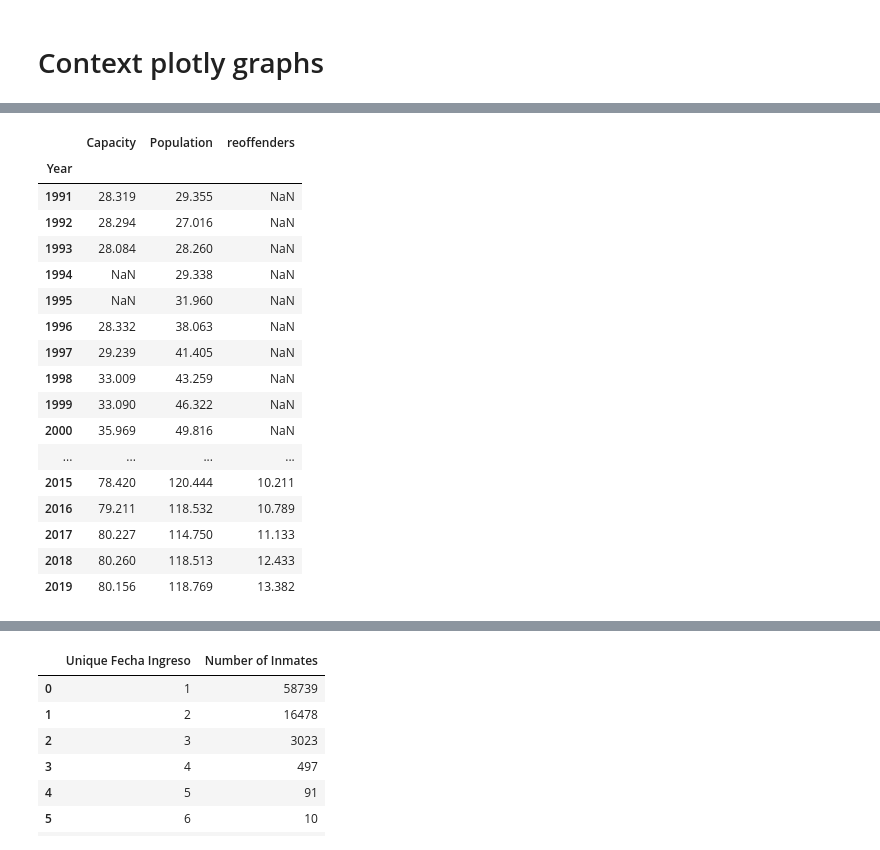
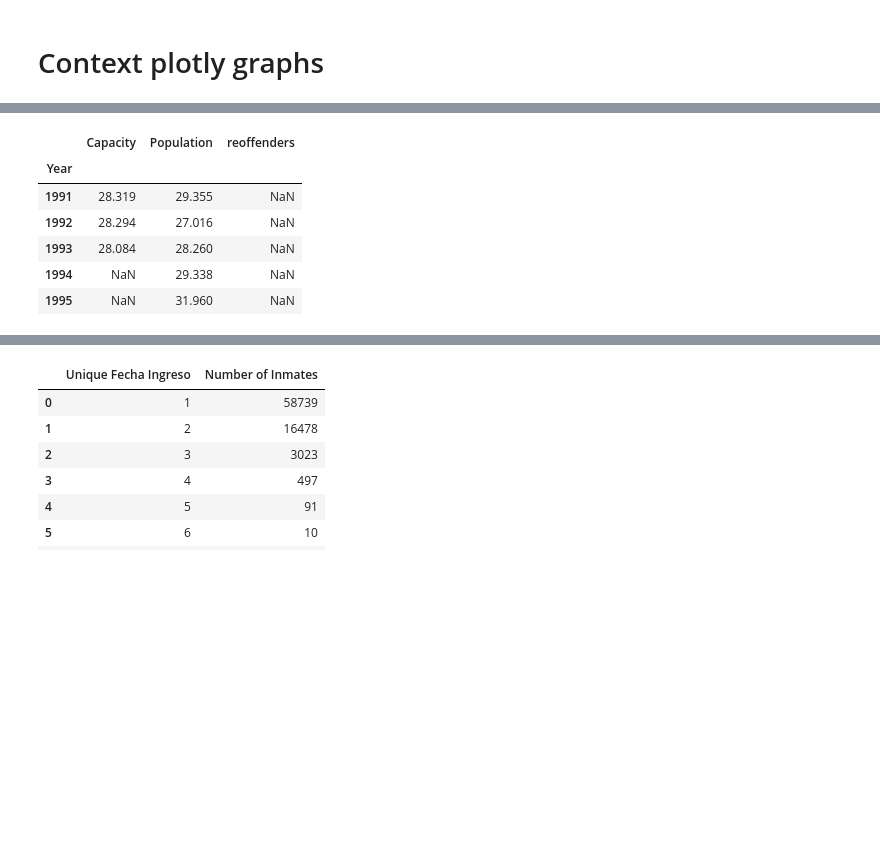
Before and after one commit to dehoyosb/MinJusticia_team77_DS4A_Project, a Jupyter notebook: Presentation_graphs.ipynb, the cells around one changed output, grey strips where cells are left out. Cells and saved outputs as stored; diff of their text form; code cells hidden in the pictures; blank space fills up the shorter version.

```diff
--- a/Presentation_graphs.ipynb
+++ b/Presentation_graphs.ipynb
@@ -77,24 +46,13 @@ people
 # %%
 df_merge = pd.merge(context,people, how='left',on ='Year')
 df_merge.set_index('Year',inplace=True)
 df_merge['reoffenders'] = df_merge['reoffenders']/1000
-df_merge
+df_merge.head(5)
 # %% [output]
 |  | Capacity | Population | reoffenders |
 | Year |  |  |  |
 | 1991 | 28.319 | 29.355 | NaN |
 | 1992 | 28.294 | 27.016 | NaN |
 | 1993 | 28.084 | 28.260 | NaN |
 | 1994 | NaN | 29.338 | NaN |
 | 1995 | NaN | 31.960 | NaN |
-| 1996 | 28.332 | 38.063 | NaN |
-| 1997 | 29.239 | 41.405 | NaN |
-| 1998 | 33.009 | 43.259 | NaN |
-| 1999 | 33.090 | 46.322 | NaN |
-| 2000 | 35.969 | 49.816 | NaN |
-| ... | ... | ... | ... |
-| 2015 | 78.420 | 120.444 | 10.211 |
-| 2016 | 79.211 | 118.532 | 10.789 |
-| 2017 | 80.227 | 114.750 | 11.133 |
-| 2018 | 80.260 | 118.513 | 12.433 |
-| 2019 | 80.156 | 118.769 | 13.382 |
```
Also changed, not shown: parts of 13 cells of this notebook.
